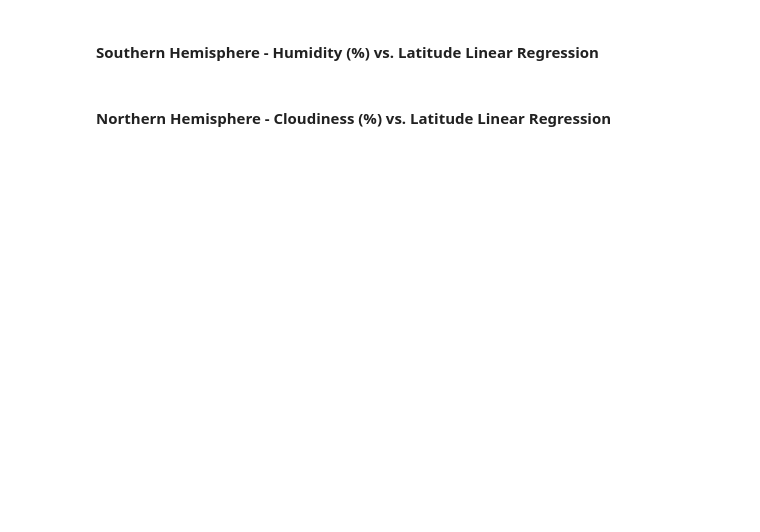
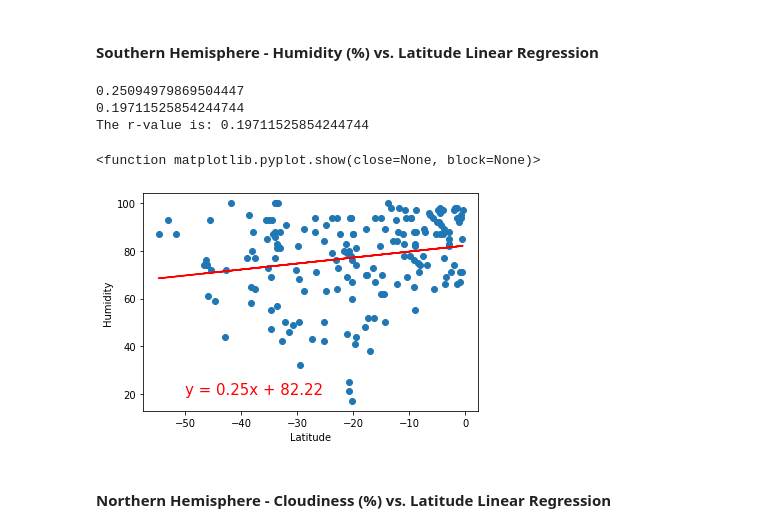
Before and after one commit to ashparra97/python-api-challenge, a Jupyter notebook: WeatherPy/WeatherPy.ipynb, the cells around one changed output. Cells and saved outputs as stored; diff of their text form; code cells hidden in the pictures; blank space fills up the shorter version.

```diff
--- a/WeatherPy/WeatherPy.ipynb
+++ b/WeatherPy/WeatherPy.ipynb
@@ -294,2 +349,46 @@ plt.show
+# %%
+#### Need to tell code to include anything that has a negative latitude
+
+# Create x and y empty lists to hold the data from the for loop
+x_values4 = []
+y_values4 = []
+
+# Create for loop to get only cities in the Southern Hemisphere
+for i in city_df.index:
+    # Only negative values because of the Southern Hemisphere
+    if city_df.iloc[i, 1] < 0:
+        # Add in the longitude values to list
+        x_values4.append(city_df.iloc[i, 1])
+        # Add in the humidity to the list
+        y_values4.append(city_df.iloc[i, 4])
+
+# Convert the lists into arrays
+x_values4 = np.array(x_values4)
+y_values4 = np.array(y_values4)
+# Linear regression math
+(slope, intercept, rvalue, pvalue, stderr) = linregress(x_values4, y_values4)
+print(slope)
+print(rvalue)
+
+# Variable for regress values
+regress_values4 = x_values4 * slope + intercept
+# Get y=mx+b equation
+line_eq4 = "y = " + str(round(slope, 2)) + "x + " + str(round(intercept, 2))
+# Print the r value
+print(f"The r-value is: {rvalue}")
+# Tell python to create scatterplot
+
+plt.scatter(x_values4, y_values4)
+plt.plot(x_values4, regress_values4, "r-")
+plt.annotate(line_eq4,(-50,20),fontsize=15,color="red")
+plt.xlabel("Latitude")
+plt.ylabel("Humidity")
+plt.show
+# %% [output]
+0.25094979869504447
+0.19711525854244744
+The r-value is: 0.19711525854244744
+<function matplotlib.pyplot.show(close=None, block=None)>
+[figure, added]
 # %% [markdown]
 ####  Northern Hemisphere - Cloudiness (%) vs. Latitude Linear Regression
```
Also changed, not shown: parts of 19 cells of this notebook.
